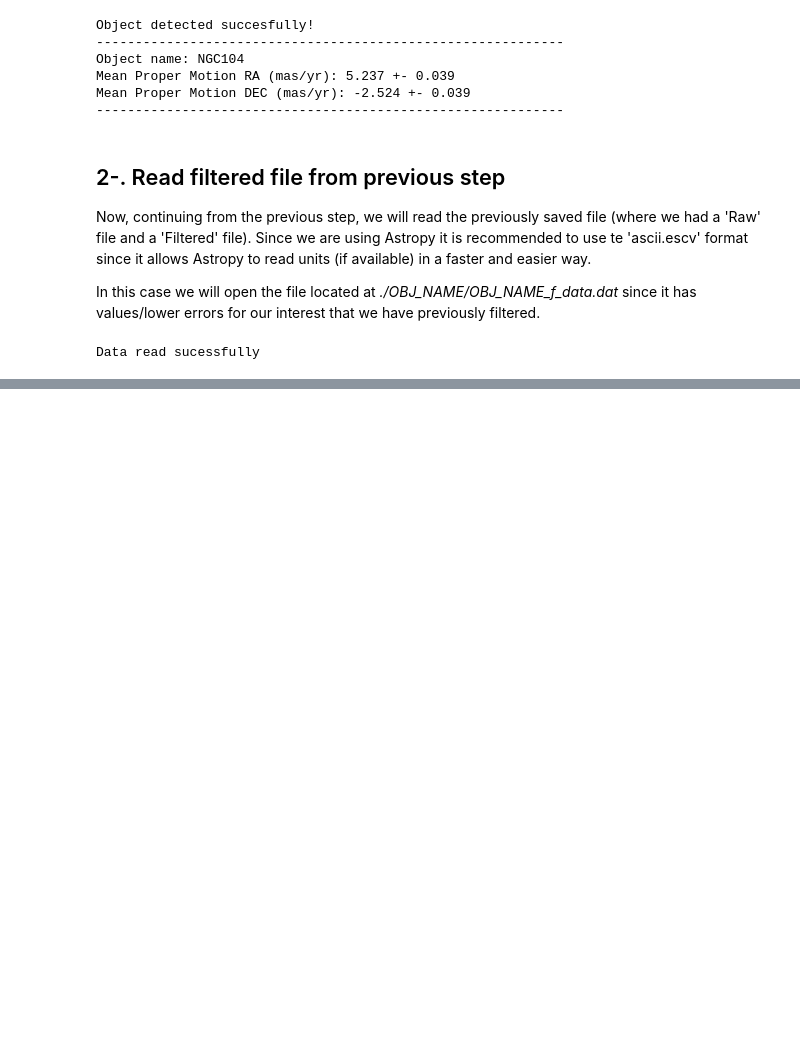
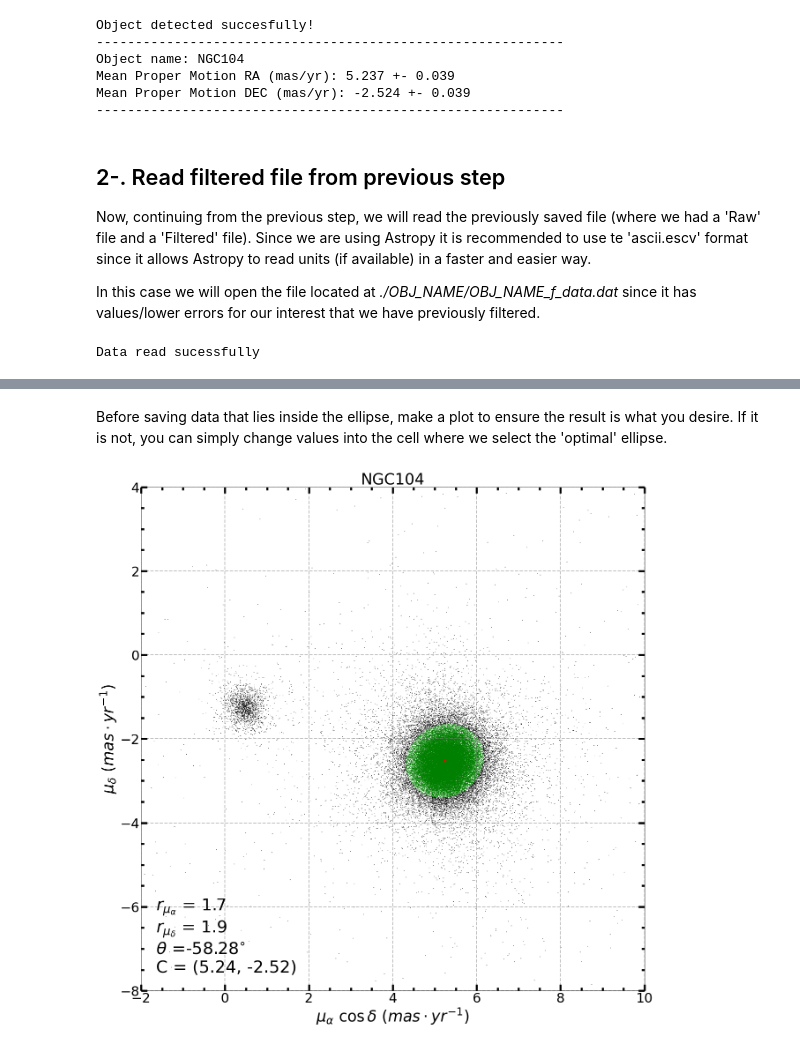
Before and after one commit to GunZF0x/astrogaia-jupyter, a Jupyter notebook: 2_Select_data_inside_ellipse.ipynb, the cells around one changed output, grey strips where cells are left out. Saved outputs shown, nothing was run; the diff lists cells and outputs as text; code cells hidden in the pictures; blank space fills up the shorter version.

Commit message:
Adding feature to save data to step 2 in Notebook

```diff
--- a/2_Select_data_inside_ellipse.ipynb
+++ b/2_Select_data_inside_ellipse.ipynb
@@ -169,7 +169,7 @@ def check_if_file_exists(filename_path: str) -> None:
     return
 
 
-filename_filtered_path = f"./Objects/{object_name.upper()}/{object_name.upper()}_f_data.dat"
+filename_filtered_path = f"./Objects/{object_name.upper()}/1_{object_name.upper()}_f_data.dat"
 
 # Check if the filtered file created in the previous step of thi Notebook exists
 check_if_file_exists(filename_filtered_path)
@@ -313,0 +400,52 @@ print(f"-> Angle inclination: {ellipse.inclination:.2f} deg")
+# %% [markdown]
+Before saving data that lies inside the ellipse, make a plot to ensure the result is what you desire. If it is not, you can simply change values into the cell where we select the 'optimal' ellipse.
+# %%
+### Plotting time
+
+fig,ax = plt.subplots(1)
+ax.set_aspect('equal')
+
+### <---EDITABLE----->
+x_limit = [-2., 10.]
+y_limit = [-8, 4.]
+label_fontsize = 35
+### <---------------->
+
+
+ax.set_xlim(x_limit[0], x_limit[1])
+ax.set_ylim(y_limit[0], y_limit[1])
+plt.rcParams["figure.figsize"] = (28,21)
+matplotlib.rc('xtick', labelsize=32)
+matplotlib.rc('ytick', labelsize=32)
+
+plt.rcParams["figure.figsize"] = (28,21)
+ellipse_center = (ellipse.center_x, ellipse.center_y)
+g_ellipse = patches.Ellipse(ellipse_center, ellipse.width, ellipse.height,
+                            angle=ellipse.inclination, fill=False,
+                            edgecolor='green', linewidth=0.3)
+ax.add_patch(g_ellipse)
+ax.scatter(gaia_data['pmra'], gaia_data['pmdec'], c=colors_array, linewidths=0.3, s=1.)
+ax.plot(obj.pm_RA, obj.pm_DEC, 'ro', markersize = 5, label = 'Vasiliev (2019) center')
+anchored_text = AnchoredText(r'$r_{\mu_\alpha}$ = '+str(round(ellipse.width,1))+'\n'
+                             +r'$r_{\mu_\delta}$ = '+str(round(ellipse.height,1))+'\n'
+                             +r'$\theta $ ='+str(round(ellipse.inclination,2))
+                             +r'$^{\circ}$'
+                             +'\nC = ('+str(round(obj.pm_RA,2))+', ' +str(round(obj.pm_DEC,2))+')',
+                             loc='lower left', frameon=False,
+                             prop=dict(size=38))
+ax.add_artist(anchored_text)
+ax.grid(color='gray', linestyle='--', alpha=0.5, linewidth=2)
+ax.set(xlabel=r'$\mu_{\alpha} \ \cos \delta$ ($mas \cdot yr^{-1}$)',
+       ylabel="$\mu_{\delta}$ ($mas \cdot yr^{-1}$)")
+ax.xaxis.label.set_size(label_fontsize)
+ax.yaxis.label.set_size(label_fontsize)
+ax.tick_params(which='both', width=4.5, top='on')
+ticksize = 14
+ax.tick_params(which='major',length=ticksize, direction = 'in')
+ax.tick_params(which='minor',length=ticksize/2., direction = 'in')
+ax.yaxis.set_ticks_position('both')
+plt.minorticks_on()
+plt.title(object_name.upper(), fontsize=35)
+plt.show()
+# %% [output]
+[figure, added]
```
Also changed, not shown: parts of 11 cells of this notebook, 1 other file.
